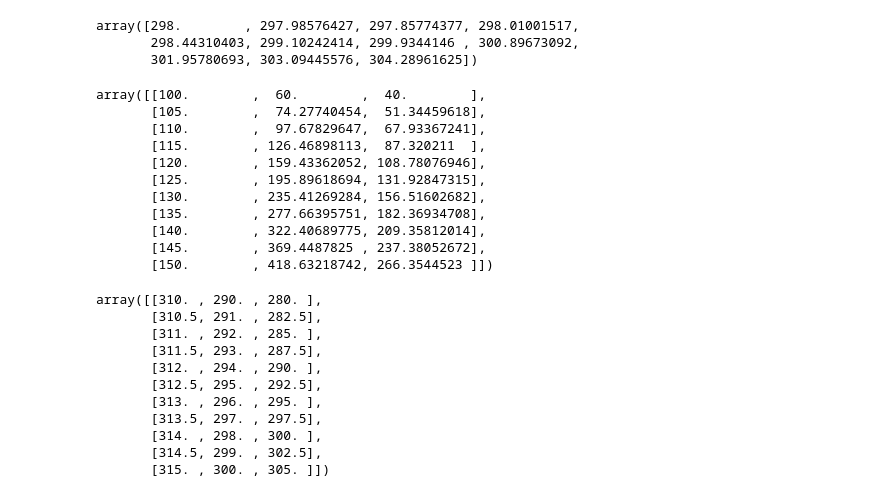
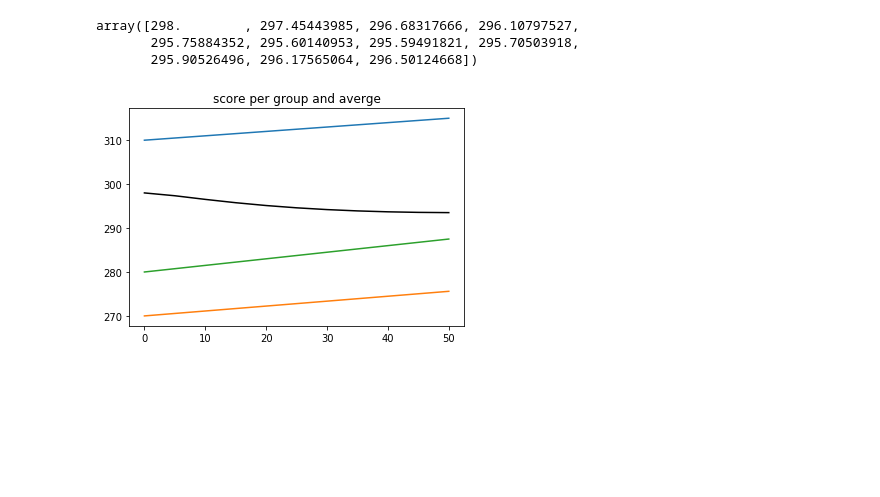
Before and after one commit to fairnessforensics/wiggum, a Jupyter notebook: research_notebooks/generate_class_imbalance_sp.ipynb, the cells around one changed output. Drawn from its saved outputs; the diff is of its cells as text; code cells hidden in the pictures; blank space fills up the shorter version.

```diff
--- a/research_notebooks/generate_class_imbalance_sp.ipynb
+++ b/research_notebooks/generate_class_imbalance_sp.ipynb
@@ -13,41 +15,19 @@ count_pow = np.asarray([1,1.4, 1.3])
 count_0 = np.asarray([100,60,40])
 count = np.asarray([count_0 + count_rate*(t_i**count_pow) for t_i in t])
 share = count/np.asarray([np.sum(count, axis=1)]*3).T
-score_rate = np.asarray([.1, .2, .5])
+score_rate = np.asarray([.1, .112, .15])
 score_0 = [310,290,280]
 scores = np.asarray([score_0 + score_rate*t_i for t_i in t])
 total_score = np.sum(scores*share,axis=1)
 # %%
 total_score
 # %% [output]
-array([298.        , 297.98576427, 297.85774377, 298.01001517,
-       298.44310403, 299.10242414, 299.9344146 , 300.89673092,
-       301.95780693, 303.09445576, 304.28961625])
+array([298.        , 297.45443985, 296.68317666, 296.10797527,
+       295.75884352, 295.60140953, 295.59491821, 295.70503918,
+       295.90526496, 296.17565064, 296.50124668])
-# %%
-count
-# %% [output]
-array([[100.        ,  60.        ,  40.        ],
-       [105.        ,  74.27740454,  51.34459618],
-       [110.        ,  97.67829647,  67.93367241],
-       [115.        , 126.46898113,  87.320211  ],
-       [120.        , 159.43362052, 108.78076946],
-       [125.        , 195.89618694, 131.92847315],
-       [130.        , 235.41269284, 156.51602682],
-       [135.        , 277.66395751, 182.36934708],
-       [140.        , 322.40689775, 209.35812014],
-       [145.        , 369.4487825 , 237.38052672],
-       [150.        , 418.63218742, 266.3544523 ]])
-# %%
-scores
-# %% [output]
-array([[310. , 290. , 280. ],
-       [310.5, 291. , 282.5],
-       [311. , 292. , 285. ],
-       [311.5, 293. , 287.5],
-       [312. , 294. , 290. ],
-       [312.5, 295. , 292.5],
-       [313. , 296. , 295. ],
-       [313.5, 297. , 297.5],
-       [314. , 298. , 300. ],
-       [314.5, 299. , 302.5],
-       [315. , 300. , 305. ]])
+# %%
+plt.plot(t,scores)
+plt.plot(t,total_score,'k', label ='average')
+plt.title('score per group and averge');
+# %% [output]
+[figure, added]
```
Also changed, not shown: parts of 5 cells of this notebook.
